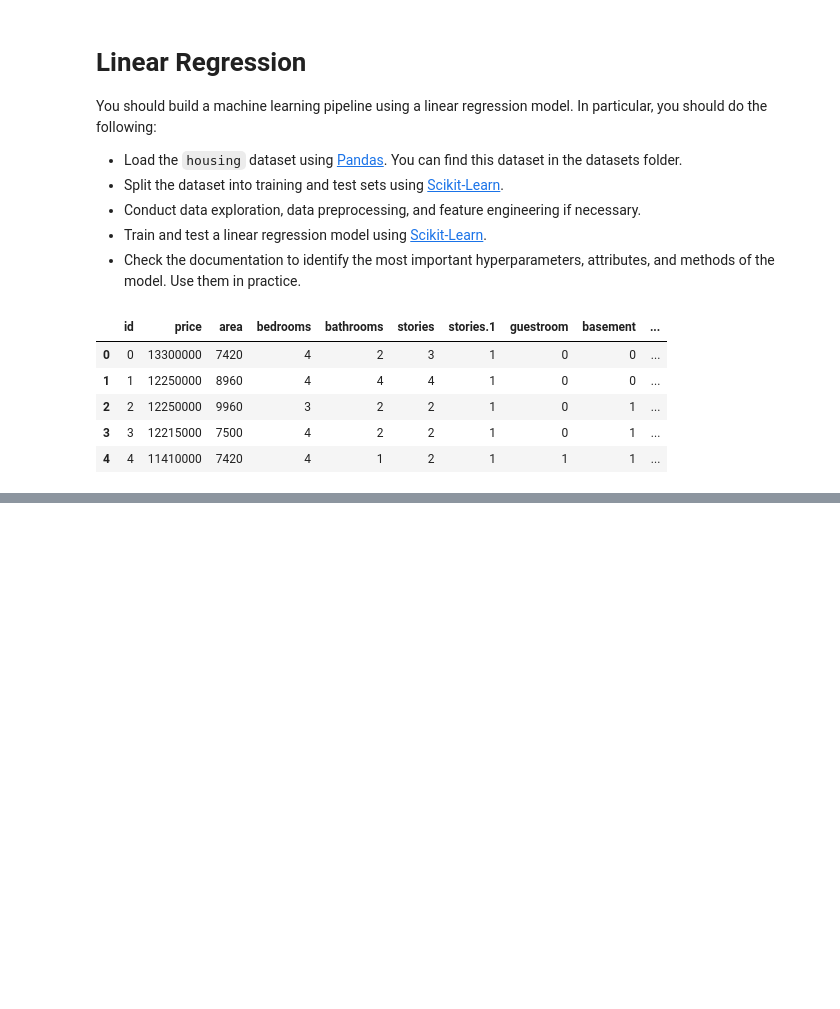
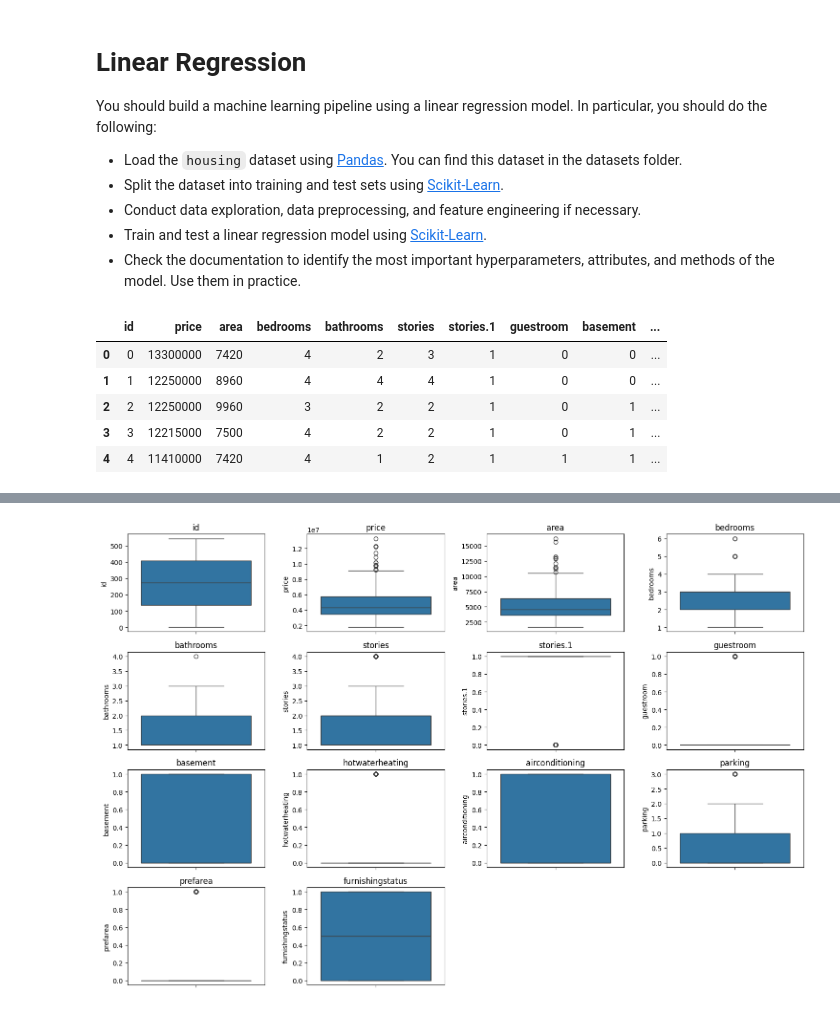
Before and after one commit to Gisellev14/report-generator, a Jupyter notebook: exercises/machine-learning/supervised-learning/linear_regression.ipynb, the cells around one changed output, grey strips where cells are left out. Cells and saved outputs as stored; diff of their text form; code cells hidden in the pictures; blank space fills up the shorter version.

```diff
--- a/exercises/machine-learning/supervised-learning/linear_regression.ipynb
+++ b/exercises/machine-learning/supervised-learning/linear_regression.ipynb
@@ -34,0 +74,16 @@ df.describe()
+# %%
+import matplotlib.pyplot as plt
+import seaborn as sns
+
+numerical_cols = df.select_dtypes(include=['int64', 'float64']).columns
+plt.figure(figsize=(15, 10))
+for i, col in enumerate(numerical_cols):
+    plt.subplot(4, 4, i + 1)
+    sns.boxplot(y=df[col])
+    plt.title(col)
+plt.tight_layout()
+plt.show()
+
+#Interesting but not really valuable, same information could be extract from histograms
+# %% [output]
+[figure, added]
```
Also changed, not shown: parts of 10 cells of this notebook.
